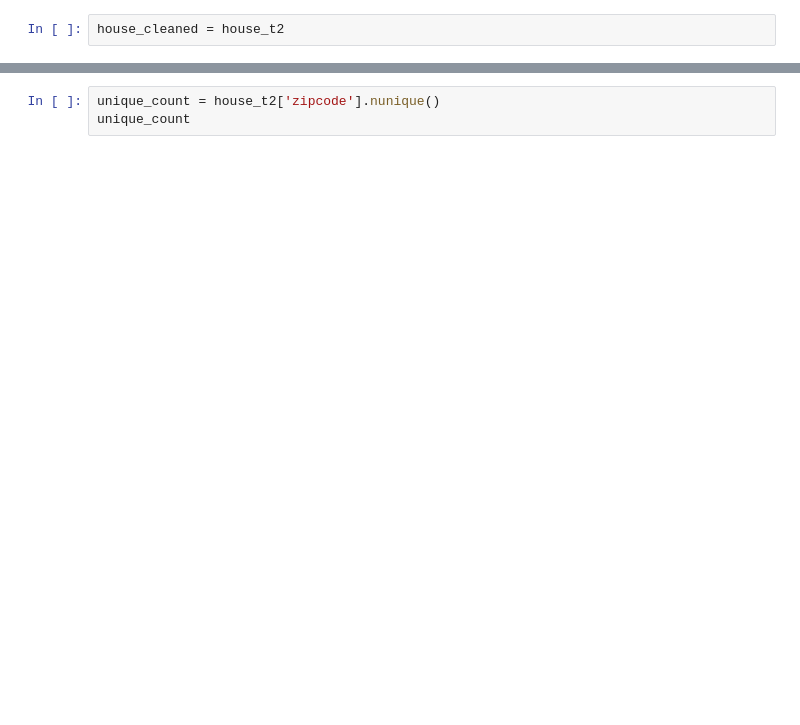
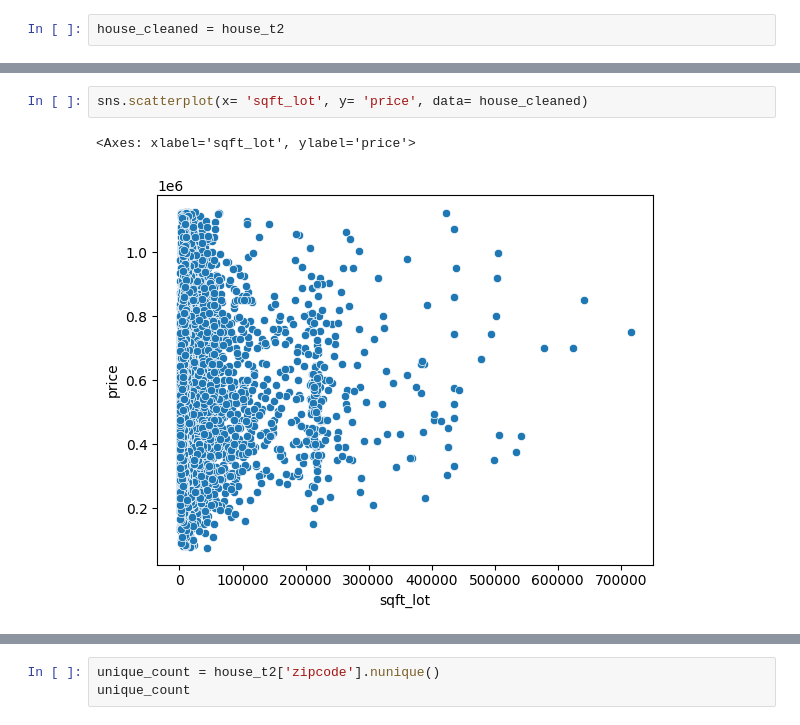
Before and after one commit to kaka5050/MBAN-6110, a Jupyter notebook: Asg 3/Asg 3.ipynb, the cells around one changed output, grey strips where cells are left out. Drawn from its saved outputs; the diff is of its cells as text; blank space fills up the shorter version.

```diff
--- a/Asg 3/Asg 3.ipynb
+++ b/Asg 3/Asg 3.ipynb
@@ -425,0 +311,5 @@ house.describe(include='all')
+# %%
+sns.scatterplot(x= 'sqft_lot', y= 'price', data= house_cleaned)
+# %% [output]
+<Axes: xlabel='sqft_lot', ylabel='price'>
+[figure, added]
```
Also changed, not shown: parts of 109 cells of this notebook.
